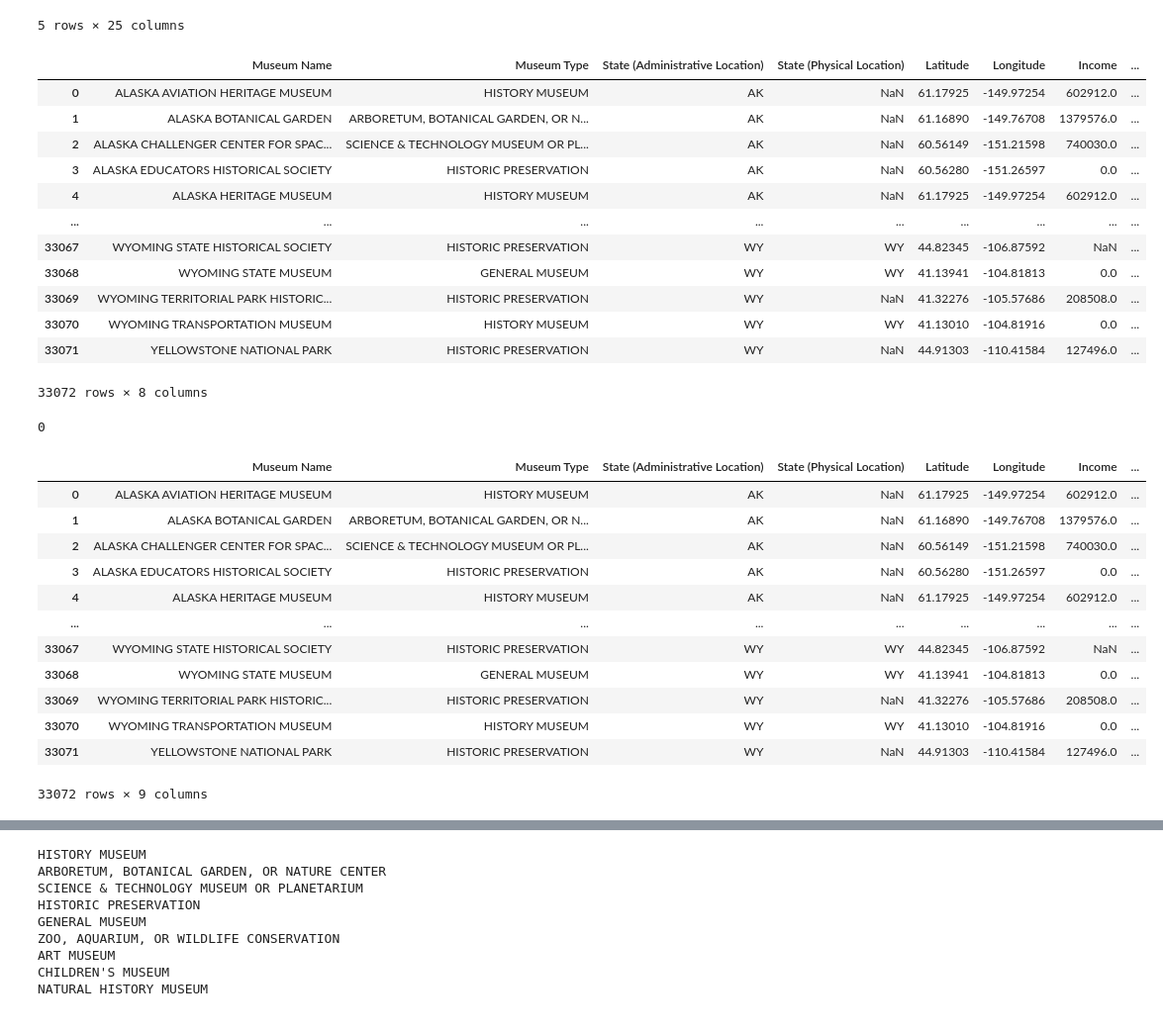
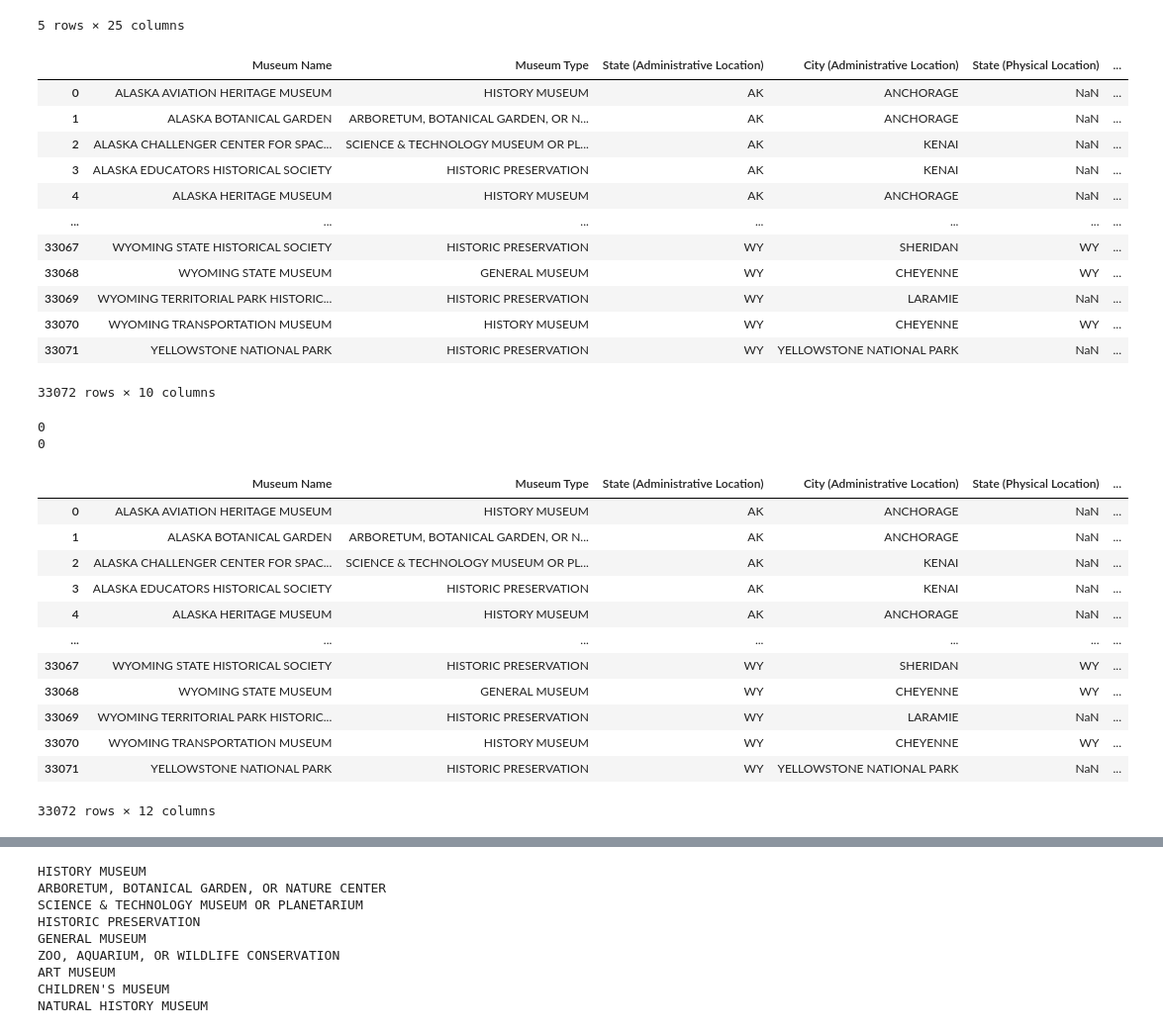
Before and after one commit to JackyUT2023/project3-group8, a Jupyter notebook: DataClean.ipynb, the cells around one changed output, grey strips where cells are left out. Shown: that part at 99% size. Cells and saved outputs as stored; diff of their text form; code cells hidden in the pictures.

Commit message:
DataClean update Database update museums_df add City Column html update plot1 update

```diff
--- a/DataClean.ipynb
+++ b/DataClean.ipynb
@@ -17,40 +17,43 @@ museums_df.head()
 | 4 | 8400200027 | ALASKA HERITAGE MUSEUM | ALASKA AVIATION HERITAGE MUSEUM | NaN | HISTORY MUSEUM | NaN | ... |
 5 rows × 25 columns
 # %%
-new_columns = ["Museum Name", "Museum Type","State (Administrative Location)", "State (Physical Location)", "Latitude", "Longitude", "Income", "Revenue"]
+new_columns = ["Museum Name", "Museum Type","State (Administrative Location)","City (Administrative Location)", "State (Physical Location)","City (Physical Location)", "Latitude", "Longitude", "Income", "Revenue"]
 museums_df = museums_df.loc[:, new_columns]
 museums_df
 # %% [output]
-|  | Museum Name | Museum Type | State (Administrative Location) | State (Physical Location) | Latitude | Longitude | Income | ... |
-| 0 | ALASKA AVIATION HERITAGE MUSEUM | HISTORY MUSEUM | AK | NaN | 61.17925 | -149.97254 | 602912.0 | ... |
-| 1 | ALASKA BOTANICAL GARDEN | ARBORETUM, BOTANICAL GARDEN, OR N... | AK | NaN | 61.16890 | -149.76708 | 1379576.0 | ... |
-| 2 | ALASKA CHALLENGER CENTER FOR SPAC... | SCIENCE & TECHNOLOGY MUSEUM OR PL... | AK | NaN | 60.56149 | -151.21598 | 740030.0 | ... |
-| 3 | ALASKA EDUCATORS HISTORICAL SOCIETY | HISTORIC PRESERVATION | AK | NaN | 60.56280 | -151.26597 | 0.0 | ... |
-| 4 | ALASKA HERITAGE MUSEUM | HISTORY MUSEUM | AK | NaN | 61.17925 | -149.97254 | 602912.0 | ... |
-| ... | ... | ... | ... | ... | ... | ... | ... | ... |
-| 33067 | WYOMING STATE HISTORICAL SOCIETY | HISTORIC PRESERVATION | WY | WY | 44.82345 | -106.87592 | NaN | ... |
-| 33068 | WYOMING STATE MUSEUM | GENERAL MUSEUM | WY | WY | 41.13941 | -104.81813 | 0.0 | ... |
-| 33069 | WYOMING TERRITORIAL PARK HISTORIC... | HISTORIC PRESERVATION | WY | NaN | 41.32276 | -105.57686 | 208508.0 | ... |
-| 33070 | WYOMING TRANSPORTATION MUSEUM | HISTORY MUSEUM | WY | WY | 41.13010 | -104.81916 | 0.0 | ... |
-| 33071 | YELLOWSTONE NATIONAL PARK | HISTORIC PRESERVATION | WY | NaN | 44.91303 | -110.41584 | 127496.0 | ... |
+|  | Museum Name | Museum Type | State (Administrative Location) | City (Administrative Location) | State (Physical Location) | ... |
+| 0 | ALASKA AVIATION HERITAGE MUSEUM | HISTORY MUSEUM | AK | ANCHORAGE | NaN | ... |
+| 1 | ALASKA BOTANICAL GARDEN | ARBORETUM, BOTANICAL GARDEN, OR N... | AK | ANCHORAGE | NaN | ... |
+| 2 | ALASKA CHALLENGER CENTER FOR SPAC... | SCIENCE & TECHNOLOGY MUSEUM OR PL... | AK | KENAI | NaN | ... |
+| 3 | ALASKA EDUCATORS HISTORICAL SOCIETY | HISTORIC PRESERVATION | AK | KENAI | NaN | ... |
+| 4 | ALASKA HERITAGE MUSEUM | HISTORY MUSEUM | AK | ANCHORAGE | NaN | ... |
+| ... | ... | ... | ... | ... | ... | ... |
+| 33067 | WYOMING STATE HISTORICAL SOCIETY | HISTORIC PRESERVATION | WY | SHERIDAN | WY | ... |
+| 33068 | WYOMING STATE MUSEUM | GENERAL MUSEUM | WY | CHEYENNE | WY | ... |
+| 33069 | WYOMING TERRITORIAL PARK HISTORIC... | HISTORIC PRESERVATION | WY | LARAMIE | NaN | ... |
+| 33070 | WYOMING TRANSPORTATION MUSEUM | HISTORY MUSEUM | WY | CHEYENNE | WY | ... |
+| 33071 | YELLOWSTONE NATIONAL PARK | HISTORIC PRESERVATION | WY | YELLOWSTONE NATIONAL PARK | NaN | ... |
-33072 rows × 8 columns
+33072 rows × 10 columns
 # %%
 museums_df["State"] = museums_df["State (Physical Location)"].fillna(museums_df["State (Administrative Location)"])
+museums_df["City"] = museums_df["City (Physical Location)"].fillna(museums_df["City (Administrative Location)"])
 print(museums_df["State"].isna().sum())
+print(museums_df["City"].isna().sum())
 museums_df
 # %% [output]
 0
+0
-|  | Museum Name | Museum Type | State (Administrative Location) | State (Physical Location) | Latitude | Longitude | Income | ... |
-| 0 | ALASKA AVIATION HERITAGE MUSEUM | HISTORY MUSEUM | AK | NaN | 61.17925 | -149.97254 | 602912.0 | ... |
-| 1 | ALASKA BOTANICAL GARDEN | ARBORETUM, BOTANICAL GARDEN, OR N... | AK | NaN | 61.16890 | -149.76708 | 1379576.0 | ... |
-| 2 | ALASKA CHALLENGER CENTER FOR SPAC... | SCIENCE & TECHNOLOGY MUSEUM OR PL... | AK | NaN | 60.56149 | -151.21598 | 740030.0 | ... |
-| 3 | ALASKA EDUCATORS HISTORICAL SOCIETY | HISTORIC PRESERVATION | AK | NaN | 60.56280 | -151.26597 | 0.0 | ... |
-| 4 | ALASKA HERITAGE MUSEUM | HISTORY MUSEUM | AK | NaN | 61.17925 | -149.97254 | 602912.0 | ... |
-| ... | ... | ... | ... | ... | ... | ... | ... | ... |
-| 33067 | WYOMING STATE HISTORICAL SOCIETY | HISTORIC PRESERVATION | WY | WY | 44.82345 | -106.87592 | NaN | ... |
-| 33068 | WYOMING STATE MUSEUM | GENERAL MUSEUM | WY | WY | 41.13941 | -104.81813 | 0.0 | ... |
-| 33069 | WYOMING TERRITORIAL PARK HISTORIC... | HISTORIC PRESERVATION | WY | NaN | 41.32276 | -105.57686 | 208508.0 | ... |
-| 33070 | WYOMING TRANSPORTATION MUSEUM | HISTORY MUSEUM | WY | WY | 41.13010 | -104.81916 | 0.0 | ... |
-| 33071 | YELLOWSTONE NATIONAL PARK | HISTORIC PRESERVATION | WY | NaN | 44.91303 | -110.41584 | 127496.0 | ... |
+|  | Museum Name | Museum Type | State (Administrative Location) | City (Administrative Location) | State (Physical Location) | ... |
+| 0 | ALASKA AVIATION HERITAGE MUSEUM | HISTORY MUSEUM | AK | ANCHORAGE | NaN | ... |
+| 1 | ALASKA BOTANICAL GARDEN | ARBORETUM, BOTANICAL GARDEN, OR N... | AK | ANCHORAGE | NaN | ... |
+| 2 | ALASKA CHALLENGER CENTER FOR SPAC... | SCIENCE & TECHNOLOGY MUSEUM OR PL... | AK | KENAI | NaN | ... |
+| 3 | ALASKA EDUCATORS HISTORICAL SOCIETY | HISTORIC PRESERVATION | AK | KENAI | NaN | ... |
+| 4 | ALASKA HERITAGE MUSEUM | HISTORY MUSEUM | AK | ANCHORAGE | NaN | ... |
+| ... | ... | ... | ... | ... | ... | ... |
+| 33067 | WYOMING STATE HISTORICAL SOCIETY | HISTORIC PRESERVATION | WY | SHERIDAN | WY | ... |
+| 33068 | WYOMING STATE MUSEUM | GENERAL MUSEUM | WY | CHEYENNE | WY | ... |
+| 33069 | WYOMING TERRITORIAL PARK HISTORIC... | HISTORIC PRESERVATION | WY | LARAMIE | NaN | ... |
+| 33070 | WYOMING TRANSPORTATION MUSEUM | HISTORY MUSEUM | WY | CHEYENNE | WY | ... |
+| 33071 | YELLOWSTONE NATIONAL PARK | HISTORIC PRESERVATION | WY | YELLOWSTONE NATIONAL PARK | NaN | ... |
-33072 rows × 9 columns
+33072 rows × 12 columns
 # %%
```
Also changed, not shown: parts of 3 cells of this notebook, 5 other files.
